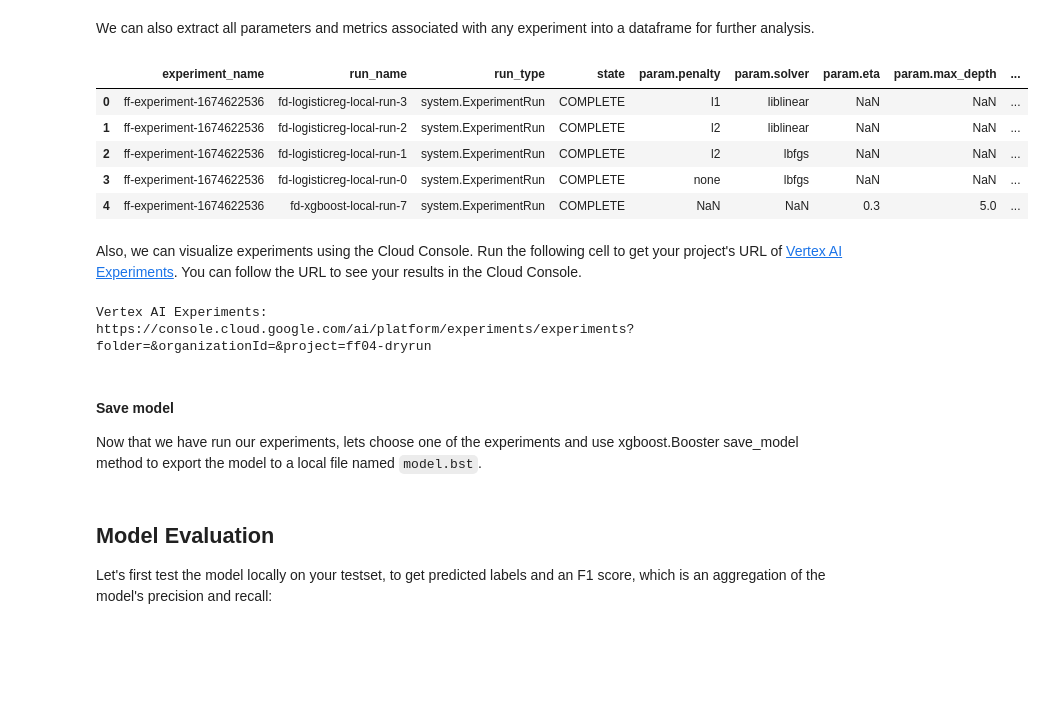
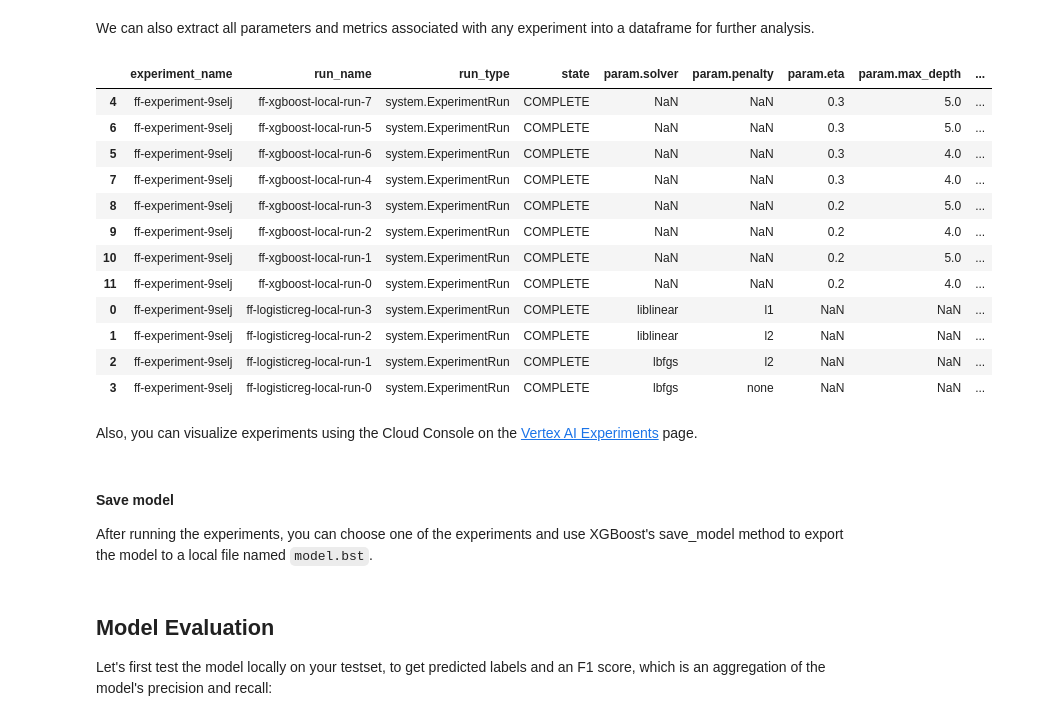
Before and after one commit to GoogleCloudPlatform/fraudfinder, a Jupyter notebook: vertex_ai/04_experimentation.ipynb, the cells around one changed output. Cells and saved outputs as stored; diff of their text form; code cells hidden in the pictures; blank space fills up the shorter version.

```diff
--- a/vertex_ai/04_experimentation.ipynb
+++ b/vertex_ai/04_experimentation.ipynb
@@ -541,27 +550,26 @@ Associating projects/1003399910665/locations/us-central1/metadataStores/default/
 We can also extract all parameters and metrics associated with any experiment into a dataframe for further analysis.
 # %%
 experiment_df = vertex_ai.get_experiment_df()
-experiment_df.head(5)
+experiment_df.sort_values(["metric.f1score"], ascending=False)
 # %% [output]
-|  | experiment_name | run_name | run_type | state | param.penalty | param.solver | param.eta | param.max_depth | ... |
-| 0 | ff-experiment-1674622536 | fd-logisticreg-local-run-3 | system.ExperimentRun | COMPLETE | l1 | liblinear | NaN | NaN | ... |
-| 1 | ff-experiment-1674622536 | fd-logisticreg-local-run-2 | system.ExperimentRun | COMPLETE | l2 | liblinear | NaN | NaN | ... |
-| 2 | ff-experiment-1674622536 | fd-logisticreg-local-run-1 | system.ExperimentRun | COMPLETE | l2 | lbfgs | NaN | NaN | ... |
-| 3 | ff-experiment-1674622536 | fd-logisticreg-local-run-0 | system.ExperimentRun | COMPLETE | none | lbfgs | NaN | NaN | ... |
-| 4 | ff-experiment-1674622536 | fd-xgboost-local-run-7 | system.ExperimentRun | COMPLETE | NaN | NaN | 0.3 | 5.0 | ... |
+|  | experiment_name | run_name | run_type | state | param.solver | param.penalty | param.eta | param.max_depth | ... |
+| 4 | ff-experiment-9selj | ff-xgboost-local-run-7 | system.ExperimentRun | COMPLETE | NaN | NaN | 0.3 | 5.0 | ... |
+| 6 | ff-experiment-9selj | ff-xgboost-local-run-5 | system.ExperimentRun | COMPLETE | NaN | NaN | 0.3 | 5.0 | ... |
+| 5 | ff-experiment-9selj | ff-xgboost-local-run-6 | system.ExperimentRun | COMPLETE | NaN | NaN | 0.3 | 4.0 | ... |
+| 7 | ff-experiment-9selj | ff-xgboost-local-run-4 | system.ExperimentRun | COMPLETE | NaN | NaN | 0.3 | 4.0 | ... |
+| 8 | ff-experiment-9selj | ff-xgboost-local-run-3 | system.ExperimentRun | COMPLETE | NaN | NaN | 0.2 | 5.0 | ... |
+| 9 | ff-experiment-9selj | ff-xgboost-local-run-2 | system.ExperimentRun | COMPLETE | NaN | NaN | 0.2 | 4.0 | ... |
+| 10 | ff-experiment-9selj | ff-xgboost-local-run-1 | system.ExperimentRun | COMPLETE | NaN | NaN | 0.2 | 5.0 | ... |
+| 11 | ff-experiment-9selj | ff-xgboost-local-run-0 | system.ExperimentRun | COMPLETE | NaN | NaN | 0.2 | 4.0 | ... |
+| 0 | ff-experiment-9selj | ff-logisticreg-local-run-3 | system.ExperimentRun | COMPLETE | liblinear | l1 | NaN | NaN | ... |
+| 1 | ff-experiment-9selj | ff-logisticreg-local-run-2 | system.ExperimentRun | COMPLETE | liblinear | l2 | NaN | NaN | ... |
+| 2 | ff-experiment-9selj | ff-logisticreg-local-run-1 | system.ExperimentRun | COMPLETE | lbfgs | l2 | NaN | NaN | ... |
+| 3 | ff-experiment-9selj | ff-logisticreg-local-run-0 | system.ExperimentRun | COMPLETE | lbfgs | none | NaN | NaN | ... |
 # %% [markdown]
-Also, we can visualize experiments using the Cloud Console. Run the following cell to get your project's URL of [Vertex AI Experiments](https://cloud.google.com/vertex-ai/docs/experiments/intro-vertex-ai-experiments). You can follow the URL to see your results in the Cloud Console.
+Also, you can visualize experiments using the Cloud Console on the [Vertex AI Experiments](https://console.cloud.google.com/ai/platform/experiments/experiments) page.
-# %%
-print("Vertex AI Experiments:")
-print(
-    f"https://console.cloud.google.com/ai/platform/experiments/experiments?folder=&organizationId=&project={PROJECT_ID}"
-)
-# %% [output]
-Vertex AI Experiments:
-https://console.cloud.google.com/ai/platform/experiments/experiments?folder=&organizationId=&project=ff04-dryrun
 # %% [markdown]
 #### Save model
-Now that we have run our experiments, lets choose one of the experiments and use xgboost.Booster save_model method to export the model to a local file named `model.bst`.
+After running the experiments, you can choose one of the experiments and use XGBoost's save_model method to export the model to a local file named `model.bst`.
 # %%
 model_directory = "../models"
 !sudo mkdir -p -m 777 {model_directory}
```
Also changed, not shown: parts of 34 cells of this notebook, 3 other files.
